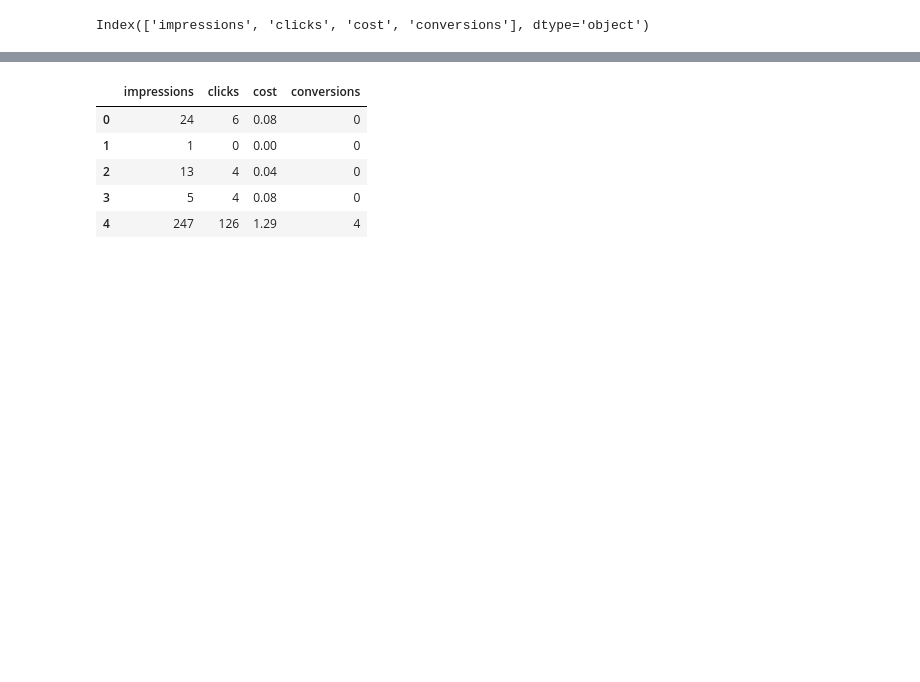
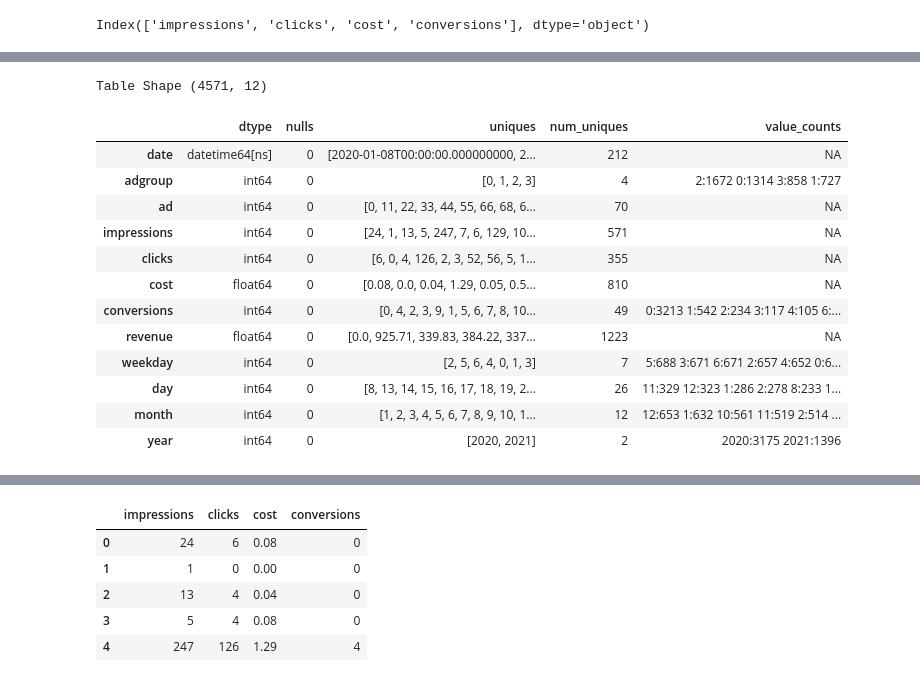
Before and after one commit to bitanb1999/Summer-Analytics-2021, a Jupyter notebook: SA.ipynb, the cells around one changed output, grey strips where cells are left out. Saved outputs shown, nothing was run; the diff lists cells and outputs as text; code cells hidden in the pictures; blank space fills up the shorter version.

```diff
--- a/SA.ipynb
+++ b/SA.ipynb
@@ -145,0 +369,17 @@ Index(['impressions', 'clicks', 'cost', 'conversions'], dtype='object')
+# %%
+tbl_report(train)
+# %% [output]
+Table Shape (4571, 12)
+|  | dtype | nulls | uniques | num_uniques | value_counts |
+| date | datetime64[ns] | 0 | [2020-01-08T00:00:00.000000000, 2... | 212 | NA |
+| adgroup | int64 | 0 | [0, 1, 2, 3] | 4 | 2:1672 0:1314 3:858 1:727 |
+| ad | int64 | 0 | [0, 11, 22, 33, 44, 55, 66, 68, 6... | 70 | NA |
+| impressions | int64 | 0 | [24, 1, 13, 5, 247, 7, 6, 129, 10... | 571 | NA |
+| clicks | int64 | 0 | [6, 0, 4, 126, 2, 3, 52, 56, 5, 1... | 355 | NA |
+| cost | float64 | 0 | [0.08, 0.0, 0.04, 1.29, 0.05, 0.5... | 810 | NA |
+| conversions | int64 | 0 | [0, 4, 2, 3, 9, 1, 5, 6, 7, 8, 10... | 49 | 0:3213 1:542 2:234 3:117 4:105 6:... |
+| revenue | float64 | 0 | [0.0, 925.71, 339.83, 384.22, 337... | 1223 | NA |
+| weekday | int64 | 0 | [2, 5, 6, 4, 0, 1, 3] | 7 | 5:688 3:671 6:671 2:657 4:652 0:6... |
+| day | int64 | 0 | [8, 13, 14, 15, 16, 17, 18, 19, 2... | 26 | 11:329 12:323 1:286 2:278 8:233 1... |
+| month | int64 | 0 | [1, 2, 3, 4, 5, 6, 7, 8, 9, 10, 1... | 12 | 12:653 1:632 10:561 11:519 2:514 ... |
+| year | int64 | 0 | [2020, 2021] | 2 | 2020:3175 2021:1396 |
```
Also changed, not shown: parts of 24 cells of this notebook.
